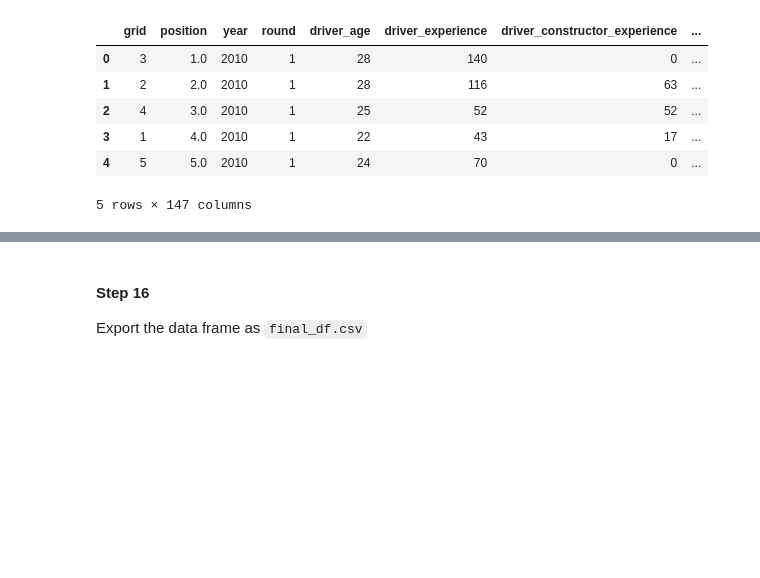
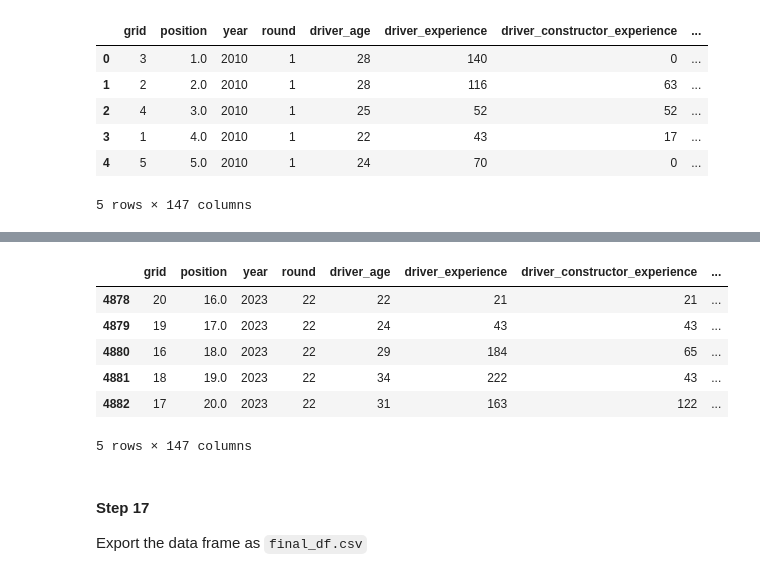
Before and after one commit to JuaniSimieli/F1-Predictions, a Jupyter notebook: Data-collection/Data_Collection.ipynb, the cells around one changed output, grey strips where cells are left out. Saved outputs shown, nothing was run; the diff lists cells and outputs as text; code cells hidden in the pictures; blank space fills up the shorter version.

```diff
--- a/Data-collection/Data_Collection.ipynb
+++ b/Data-collection/Data_Collection.ipynb
@@ -456,0 +484,10 @@ merged_df.head()
+# %%
+merged_df.tail()
+# %% [output]
+|  | grid | position | year | round | driver_age | driver_experience | driver_constructor_experience | ... |
+| 4878 | 20 | 16.0 | 2023 | 22 | 22 | 21 | 21 | ... |
+| 4879 | 19 | 17.0 | 2023 | 22 | 24 | 43 | 43 | ... |
+| 4880 | 16 | 18.0 | 2023 | 22 | 29 | 184 | 65 | ... |
+| 4881 | 18 | 19.0 | 2023 | 22 | 34 | 222 | 43 | ... |
+| 4882 | 17 | 20.0 | 2023 | 22 | 31 | 163 | 122 | ... |
+5 rows × 147 columns
@@ -457,5 +496,5 @@ merged_df.head()
 # %% [markdown]
-#### Step 16
+#### Step 17
 
 Export the data frame as `final_df.csv`
 # %%
```
Also changed, not shown: parts of 12 cells of this notebook, 3 other files.
